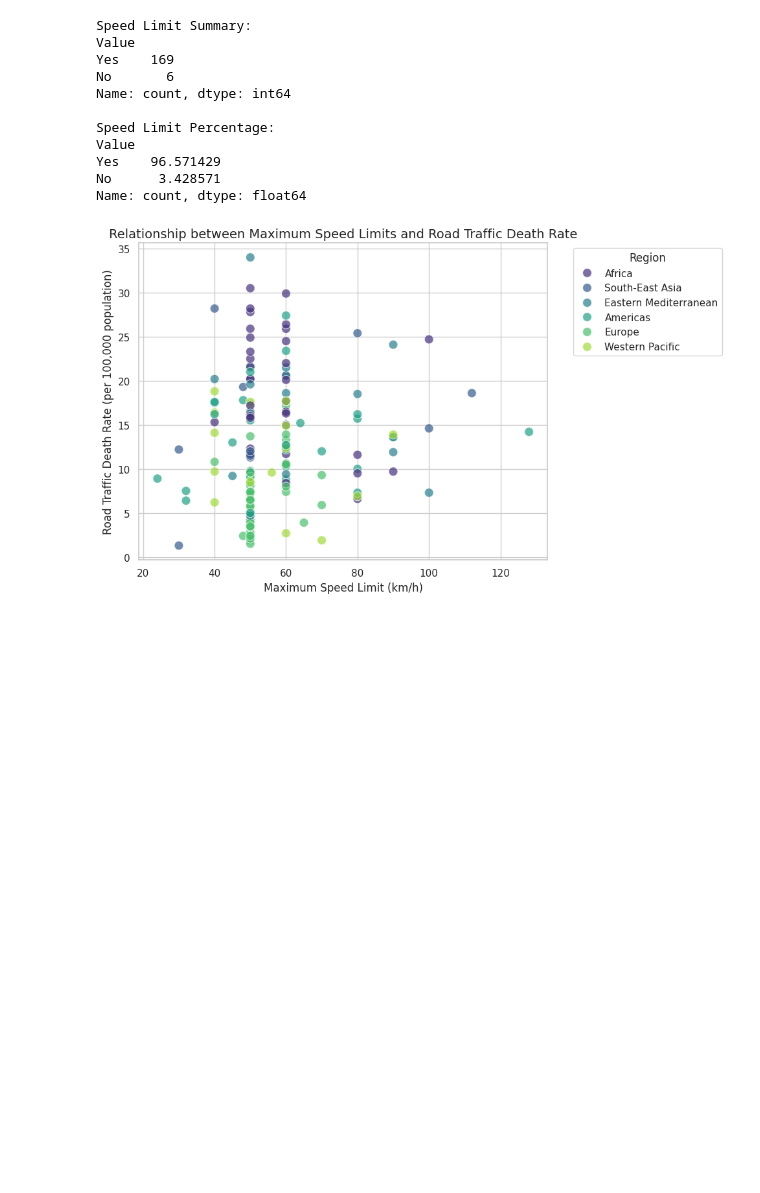
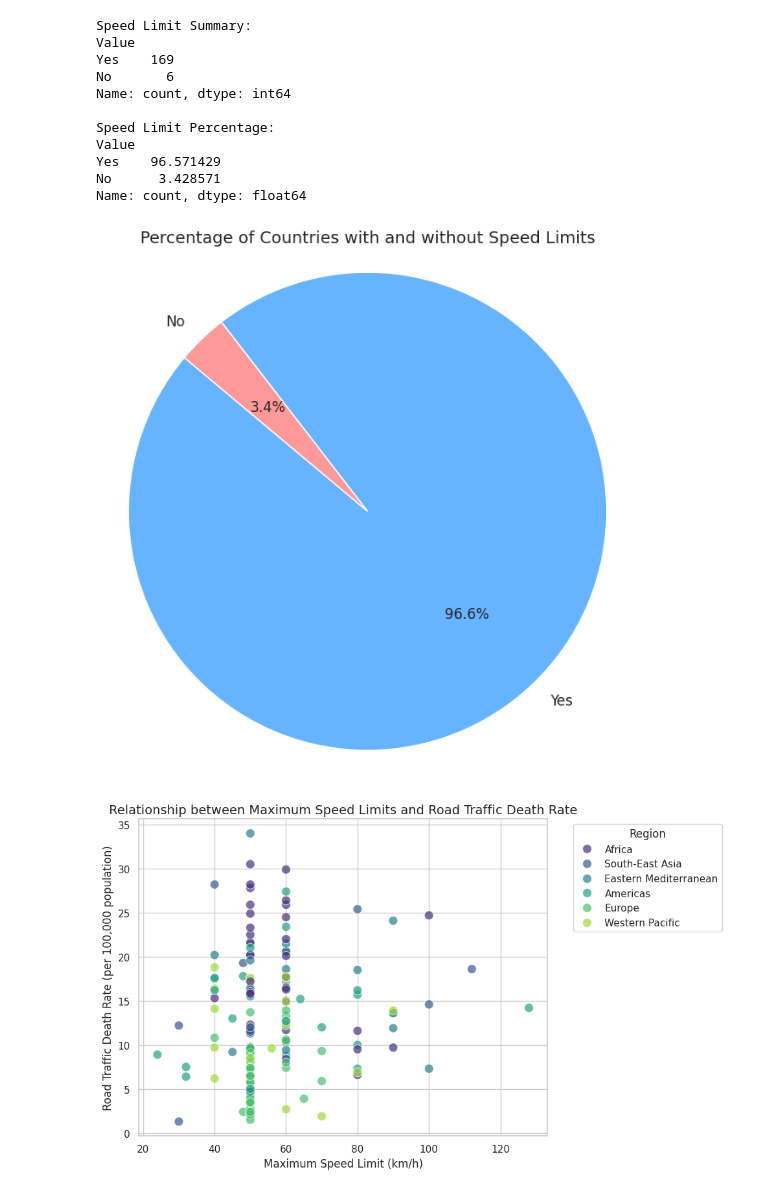
Before and after one commit to samarth2015/writing_assignment, a Jupyter notebook: Road_safety.ipynb, the cells around one changed output. Cells and saved outputs as stored; diff of their text form; code cells hidden in the pictures; blank space fills up the shorter version.

```diff
--- a/Road_safety.ipynb
+++ b/Road_safety.ipynb
@@ -842,4 +838,28 @@ Value
 Yes    96.571429
 No      3.428571
 Name: count, dtype: float64
+# %%
+labels = speed_limit_percentage.index
+sizes = speed_limit_percentage.values
+colors = ['#66b3ff', '#ff9999']  # Colors for the pie chart
+
+# Create the pie chart
+plt.figure(figsize=(8, 8))
+plt.pie(
+    sizes,
+    labels=labels,
+    autopct='%1.1f%%',
+    startangle=140,
+    colors=colors,
+    textprops={'fontsize': 12}
+)
+
+# Add a title
+plt.title("Percentage of Countries with and without Speed Limits", fontsize=14)
+
+# Display the chart
+plt.axis('equal')  # Equal aspect ratio ensures the pie chart is circular
+plt.show()
+# %% [output]
+[figure, added]
 # %%
```
Also changed, not shown: parts of 7 cells of this notebook.
